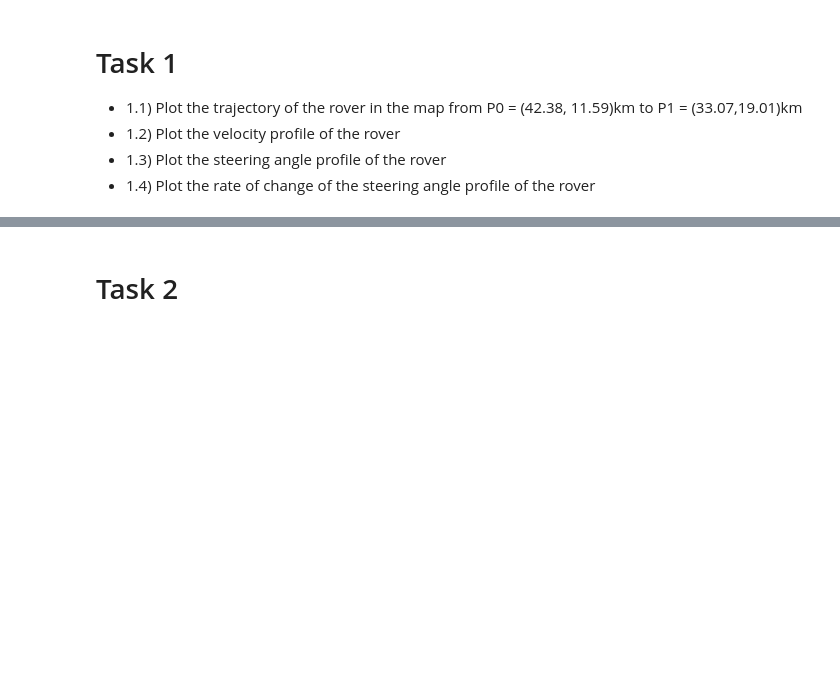
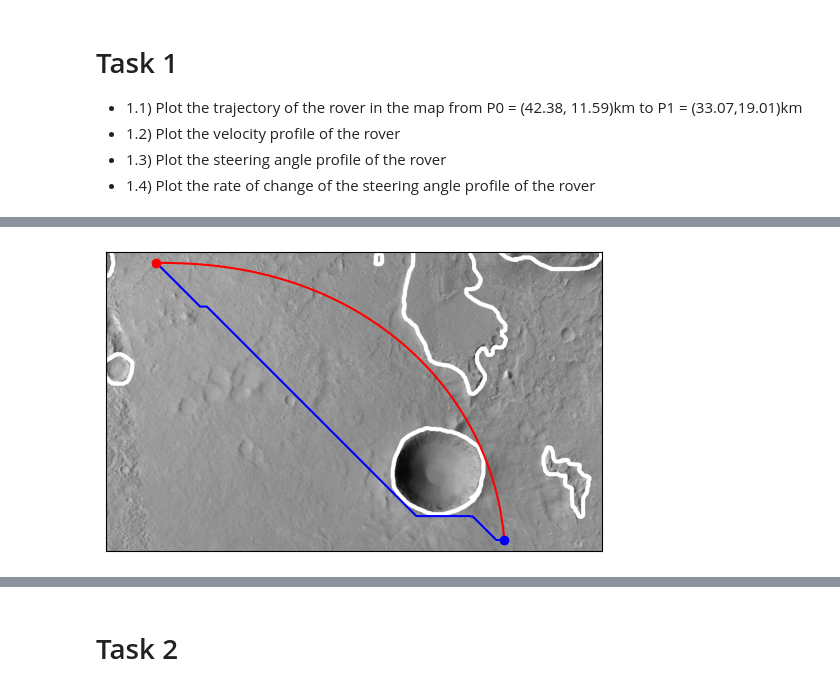
Before and after one commit to Meoli96/Robotic-pathfinding, a Jupyter notebook: main.ipynb, the cells around one changed output, grey strips where cells are left out. Cells and saved outputs as stored; diff of their text form; code cells hidden in the pictures; blank space fills up the shorter version.

```diff
--- a/main.ipynb
+++ b/main.ipynb
@@ -98,0 +122,36 @@ gScore:  12383.46463280844
+# %%
+
+
+# Create submap around midpoint between P0 and P1, at least wide and high enough to fit half of the distance between P0 and P1
+x_mid, y_mid = (P0[0]+P1[0])/2, (P0[1]+P1[1])/2
+
+x_start, x_end = x_mid - 6000, x_mid + 20000
+y_start, y_end = y_mid - 4000, y_mid + 4000
+
+
+
+# Create submap
+submap = mars_grid.get_submap(x_start, x_end, y_start, y_end)
+
+
+plt.figure()
+# Display the submatrix
+plt.imshow(np.flipud(submap), cmap='gray',  aspect='auto')
+plt.gca().invert_yaxis()
+ax = plt.gca()
+ax.set_aspect('equal')
+
+
+# Set the x and y ticks
+plt.xticks([])
+plt.yticks([])
+
+plt.plot(q[:,0]/10 - x_start/10, q[:,1]/10-y_start/10, 'r')
+plt.plot(np_path[:,0]/10 - x_start/10, np_path[:,1]/10-y_start/10, 'b')
+plt.plot(P0[0]/10 - x_start/10, P0[1]/10-y_start/10, 'bo')
+plt.plot(P1[0]/10 - x_start/10, P1[1]/10-y_start/10, 'ro')
+
+
+plt.show()
+# %% [output]
+[figure, added]
```
Also changed, not shown: parts of 10 cells of this notebook, 4 other files.
